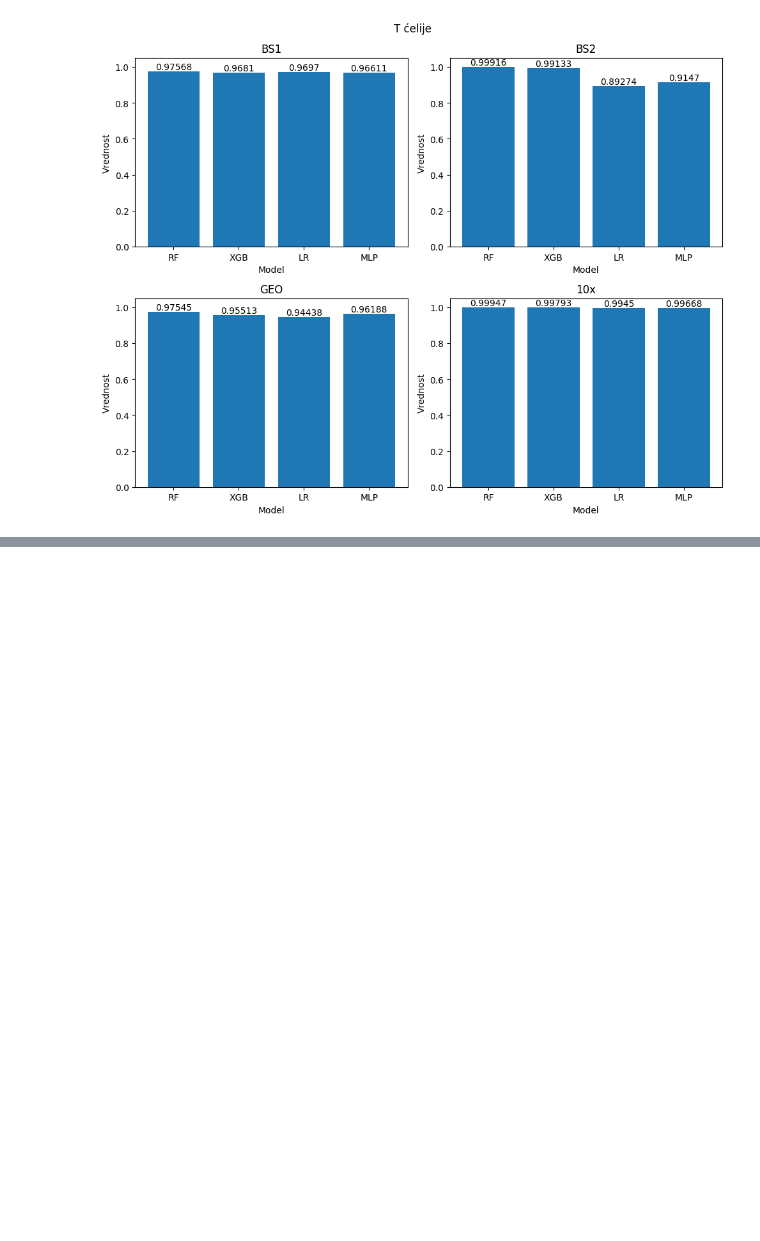
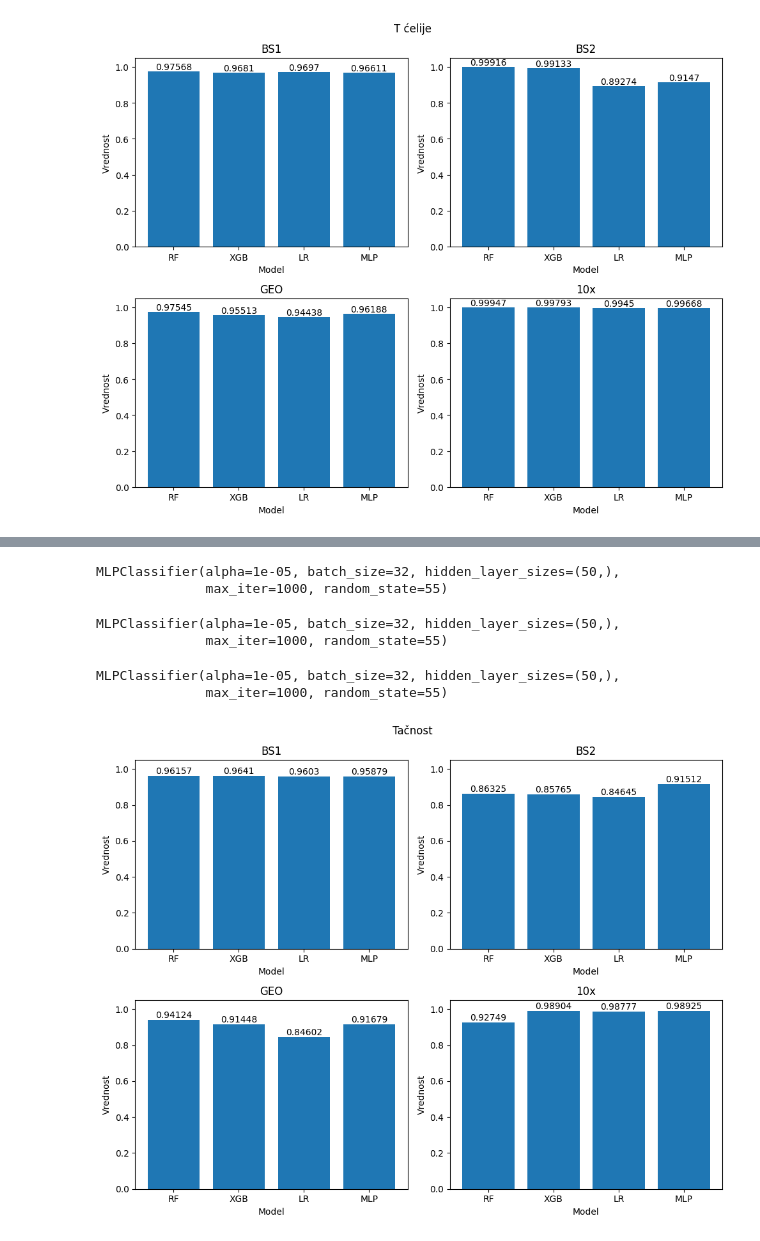
Before and after one commit to bogdans55/ip2-projekat, a Jupyter notebook: models/model_comparison.ipynb, the cells around one changed output, grey strips where cells are left out. Saved outputs shown, nothing was run; the diff lists cells and outputs as text; code cells hidden in the pictures; blank space fills up the shorter version.

```diff
--- a/models/model_comparison.ipynb
+++ b/models/model_comparison.ipynb
@@ -734,0 +762,79 @@ plt.show()
+# %%
+X = data_bs2.drop(['Group'], axis=1)
+y = data_bs2['Group']
+encoded_y = replace_values(y)
+
+evaluate_model(model_rf, X, encoded_y, RF, 'bs2')
+evaluate_model(model_xgb, X, encoded_y, XGB, 'bs2')
+evaluate_model(model_lr, X, encoded_y, LR, 'bs2')
+evaluate_model(model_mlp, X, encoded_y, MLP, 'bs2')
+# %% [output]
+MLPClassifier(alpha=1e-05, batch_size=32, hidden_layer_sizes=(50,),
+              max_iter=1000, random_state=55)
+# %%
+X = data_geo.drop(['Group'], axis=1)
+y = data_geo['Group']
+encoded_y = replace_values(y)
+
+evaluate_model(model_rf, X, encoded_y, RF, 'geo')
+evaluate_model(model_xgb, X, encoded_y, XGB, 'geo')
+evaluate_model(model_lr, X, encoded_y, LR, 'geo')
+evaluate_model(model_mlp, X, encoded_y, MLP, 'geo')
+# %% [output]
+MLPClassifier(alpha=1e-05, batch_size=32, hidden_layer_sizes=(50,),
+              max_iter=1000, random_state=55)
+# %%
+X = data_10x.drop(['Group'], axis=1)
+y = data_10x['Group']
+encoded_y = replace_values(y)
+
+evaluate_model(model_rf, X, encoded_y, RF, '10x')
+evaluate_model(model_xgb, X, encoded_y, XGB, '10x')
+evaluate_model(model_lr, X, encoded_y, LR, '10x')
+evaluate_model(model_mlp, X, encoded_y, MLP, '10x')
+# %% [output]
+MLPClassifier(alpha=1e-05, batch_size=32, hidden_layer_sizes=(50,),
+              max_iter=1000, random_state=55)
+# %%
+models = ['RF', 'XGB', 'LR', 'MLP']
+
+fig, axs = plt.subplots(2, 2, figsize=(10, 8))
+fig.suptitle('Tačnost')
+
+axs[0, 0].bar(models, accuracy['bs1'])
+axs[0, 0].set_title('BS1')
+for i, score in enumerate(accuracy['bs1']):
+    axs[0, 0].text(i, score, str(round(score, 5)), ha='center', va='bottom')
+axs[0, 0].set_ylim(0, 1.05)
+axs[0, 0].set_ylabel('Vrednost')
+axs[0, 0].set_xlabel('Model')
+
+axs[0, 1].bar(models, accuracy['bs2'])
+axs[0, 1].set_title('BS2')
+for i, score in enumerate(accuracy['bs2']):
+    axs[0, 1].text(i, score, str(round(score, 5)), ha='center', va='bottom')
+axs[0, 1].set_ylim(0, 1.05)
+axs[0, 1].set_ylabel('Vrednost')
+axs[0, 1].set_xlabel('Model')
+
+axs[1, 0].bar(models, accuracy['geo'])
+axs[1, 0].set_title('GEO')
+for i, score in enumerate(accuracy['geo']):
+    axs[1, 0].text(i, score, str(round(score, 5)), ha='center', va='bottom')
+axs[1, 0].set_ylim(0, 1.05)
+axs[1, 0].set_ylabel('Vrednost')
+axs[1, 0].set_xlabel('Model')
+
+axs[1, 1].bar(models, accuracy['10x'])
+axs[1, 1].set_title('10x')
+for i, score in enumerate(accuracy['10x']):
+    axs[1, 1].text(i, score, str(round(score, 5)), ha='center', va='bottom')
+axs[1, 1].set_ylim(0, 1.05)
+axs[1, 1].set_ylabel('Vrednost')
+axs[1, 1].set_xlabel('Model')
+
+plt.tight_layout()
+
+plt.show()
+# %% [output]
+[figure, added]
```
Also changed, not shown: parts of 7 cells of this notebook.
